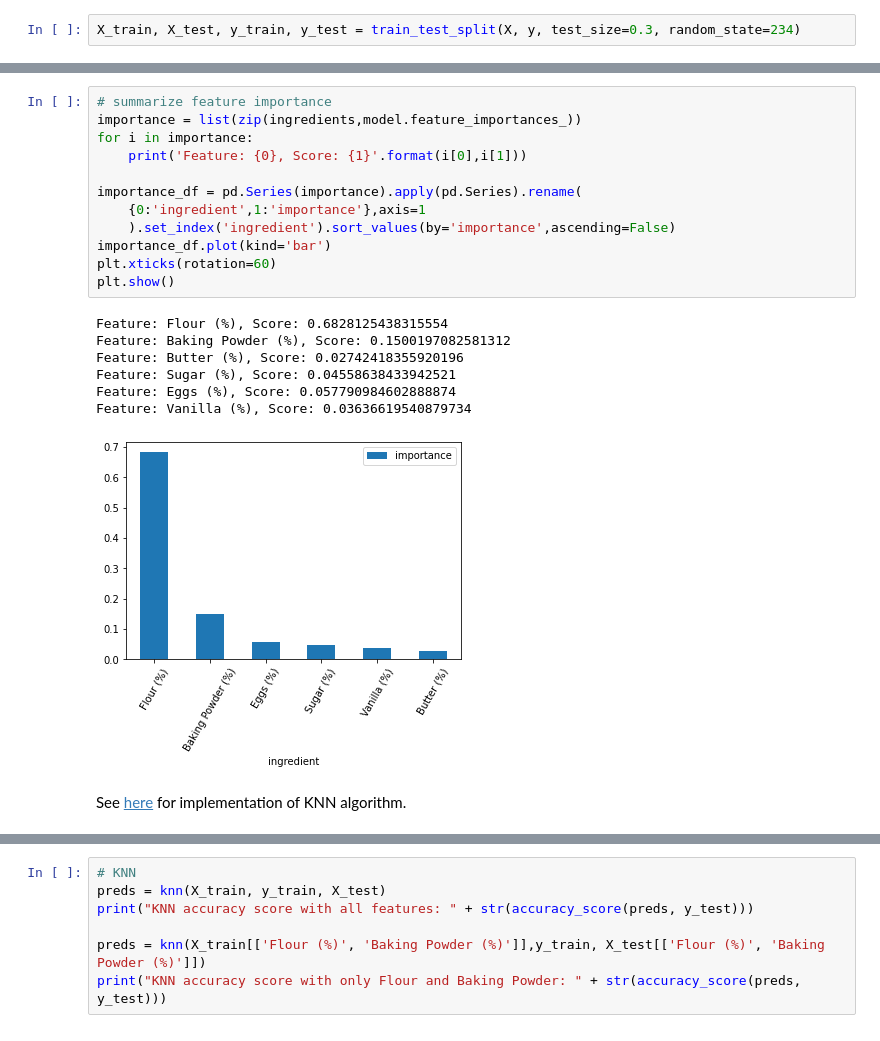
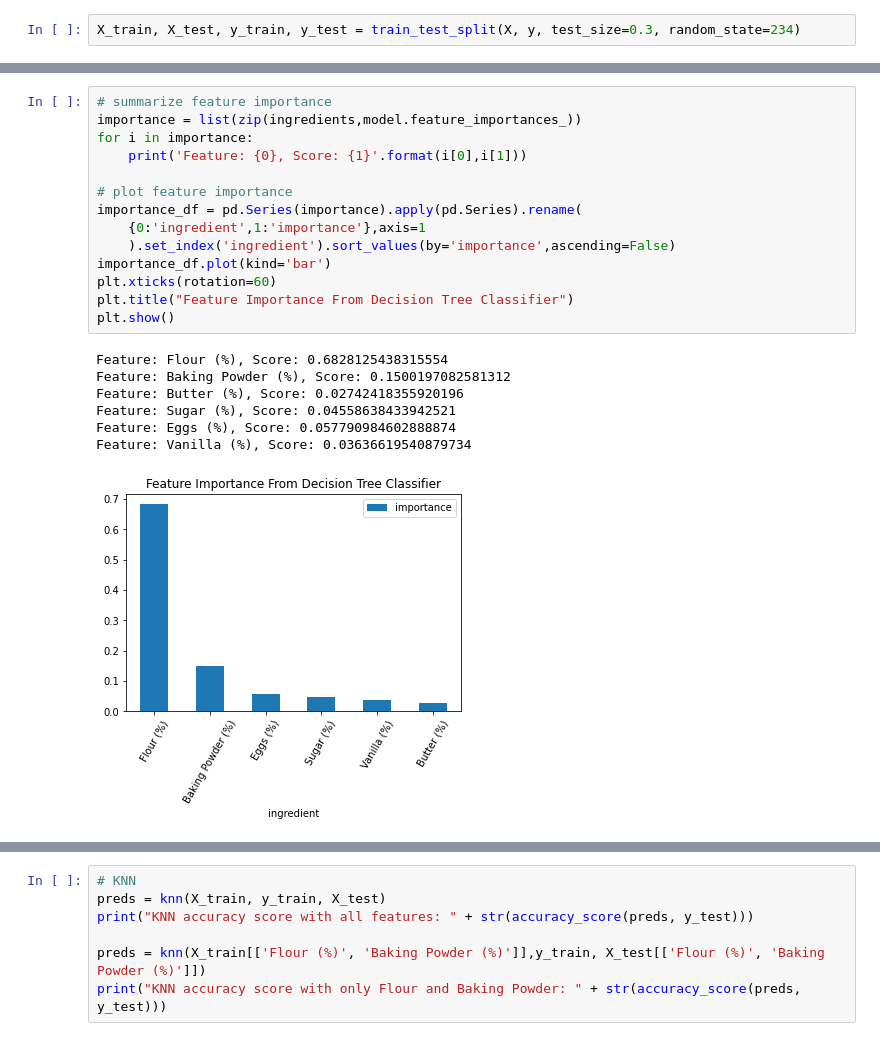
Before and after one commit to amandashu/Cupcake-Muffin-Classification, a Jupyter notebook: reports/analysis.ipynb, the cells around one changed output, grey strips where cells are left out. Saved outputs shown, nothing was run; the diff lists cells and outputs as text.

```diff
--- a/reports/analysis.ipynb
+++ b/reports/analysis.ipynb
@@ -166,22 +167,22 @@ plt.show()
 # %%
 # summarize feature importance
 importance = list(zip(ingredients,model.feature_importances_))
 for i in importance:
     print('Feature: {0}, Score: {1}'.format(i[0],i[1]))
 
+# plot feature importance
 importance_df = pd.Series(importance).apply(pd.Series).rename(
     {0:'ingredient',1:'importance'},axis=1
     ).set_index('ingredient').sort_values(by='importance',ascending=False)
 importance_df.plot(kind='bar')
 plt.xticks(rotation=60)
+plt.title("Feature Importance From Decision Tree Classifier")
 plt.show()
 # %% [output]
 Feature: Flour (%), Score: 0.6828125438315554
 Feature: Baking Powder (%), Score: 0.1500197082581312
 Feature: Butter (%), Score: 0.02742418355920196
 Feature: Sugar (%), Score: 0.04558638433942521
 Feature: Eggs (%), Score: 0.057790984602888874
 Feature: Vanilla (%), Score: 0.03636619540879734
-[figure, old version]
+[figure, new version]
-# %% [markdown]
-See [here](https://github.com/amandashu/Cupcake-Muffin-Classification/blob/main/src/models/knn.py) for implementation of KNN algorithm.
```
Also changed, not shown: parts of 9 cells of this notebook, 1 other file.
